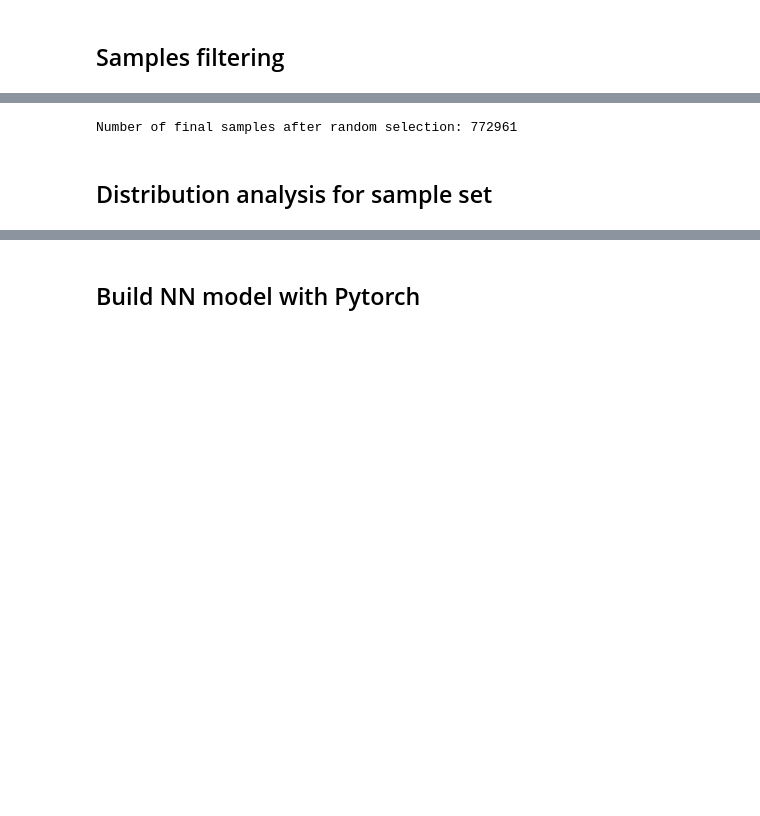
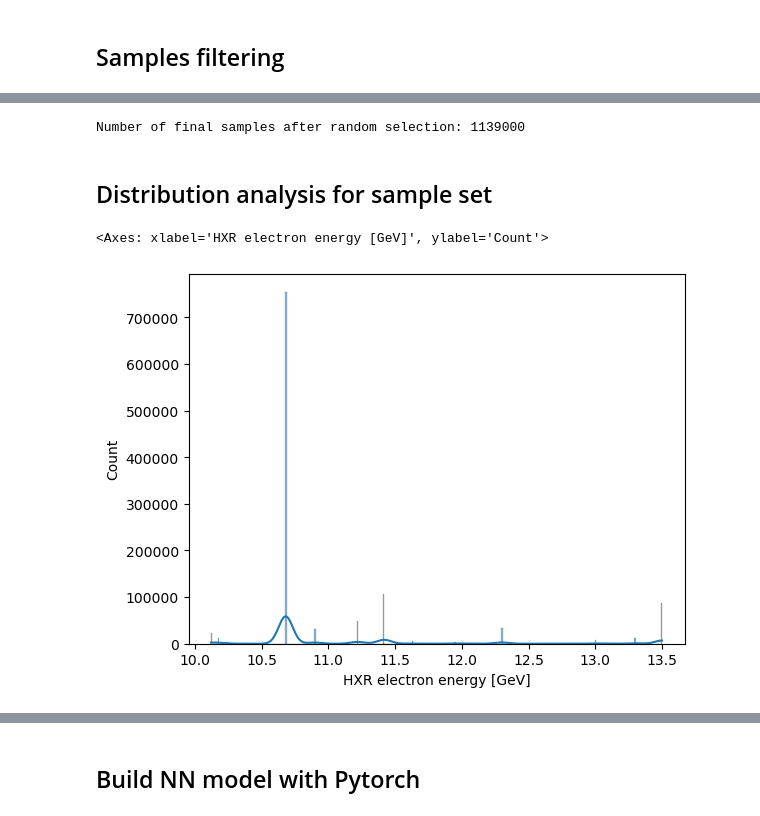
Before and after one commit to zihan-zh/LCLS_FEL_modeling, a Jupyter notebook: NN_models.ipynb, the cells around one changed output, grey strips where cells are left out. Drawn from its saved outputs; the diff is of its cells as text; code cells hidden in the pictures; blank space fills up the shorter version.

```diff
--- a/NN_models.ipynb
+++ b/NN_models.ipynb
@@ -12,10 +13,10 @@ import warnings
 warnings.filterwarnings("ignore")
 # %%
 file_dir = '/sdf/data/ad/ard/u/zihanzhu/ml/lcls_fel_tuning/dataset/'
-# pickle_files = ['hxr_archiver_Jan_updated.pkl', 'hxr_archiver_Feb_updated.pkl']
-pickle_files = ['hxr_archiver_Jan_updated.pkl', 'hxr_archiver_Feb_updated.pkl',
-               'hxr_archiver_Sep_updated.pkl', 'hxr_archiver_Oct_updated.pkl', 'hxr_archiver_Nov_updated.pkl',
-            'hxr_archiver_March_updated.pkl']
+pickle_files = ['hxr_archiver_Mar_latest.pkl', 'hxr_archiver_Feb_latest.pkl', 'hxr_archiver_Jan_latest.pkl']
+# pickle_files = ['hxr_archiver_Jan_updated.pkl', 'hxr_archiver_Feb_updated.pkl',
+               # 'hxr_archiver_Sep_updated.pkl', 'hxr_archiver_Oct_updated.pkl', 'hxr_archiver_Nov_updated.pkl',
+            # 'hxr_archiver_Mar_updated.pkl']
 # pickle_files = ['hxr_archiver_MD_updated.pkl']
 dfs = [pd.read_pickle(file_dir+file).reset_index(drop=True) for file in pickle_files]
 
@@ -67,10 +68,10 @@ Features in samples: Index(['QUAD:IN20:121:BACT', 'QUAD:IN20:122:BACT', 'QUAD:IN
        'laser_iris_status'],
       dtype='object')
 # %%
-final_df = final_df.sample(frac=0.3, random_state=11)
+final_df = final_df.sample(frac=1, random_state=11)
 print('Number of final samples after random selection:', final_df.shape[0])
 # %% [output]
-Number of final samples after random selection: 772961
+Number of final samples after random selection: 1139000
 # %% [markdown]
 ## Distribution analysis for sample set
 # %%
@@ -149,4 +147,9 @@ for col in output_cols:
 # file_path = './feature_config.yaml'
 # with open(file_path, 'w') as file:
 #     yaml.dump(yaml_dict, file, sort_keys=False)
+# %%
+sns.histplot(final_df['HXR electron energy [GeV]'], kde=True)
+# %% [output]
+<Axes: xlabel='HXR electron energy [GeV]', ylabel='Count'>
+[figure, added]
 # %%
```
Also changed, not shown: parts of 21 cells of this notebook.
